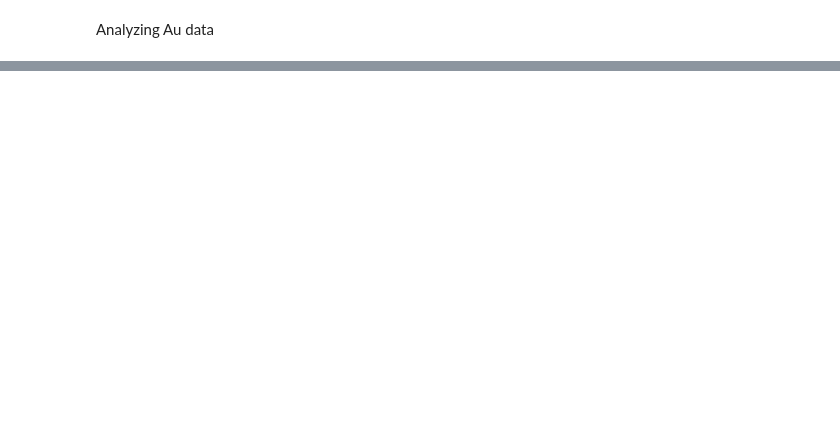
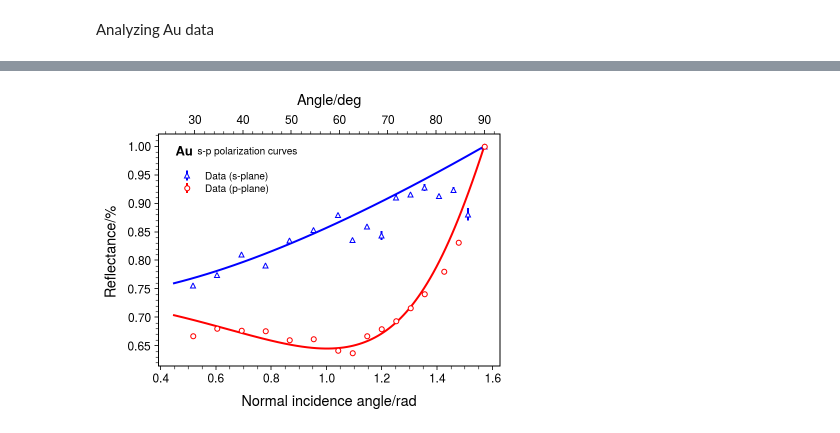
Before and after one commit to mattiasotgia/fresnel_cSi, a Jupyter notebook: analysis/day1_2_online_first.ipynb, the cells around one changed output, grey strips where cells are left out. Cells and saved outputs as stored; diff of their text form; code cells hidden in the pictures; blank space fills up the shorter version.

```diff
--- a/analysis/day1_2_online_first.ipynb
+++ b/analysis/day1_2_online_first.ipynb
@@ -240,0 +309,17 @@ m_Au.migrad()
+# %%
+s_Au.plot(marker='^', color='b')
+p_Au.plot(color='r')
+
+hep.label.exp_text('Au ', 's-p polarization curves', loc=1)
+
+n1,k1,n2,k2 = m_Au.values
+plt.plot(angles, Au_Rs(angles, n1+k1*1j, n2+k2*1j), color='b')
+plt.plot(angles, Au_Rp(angles, n1+k1*1j, n2+k2*1j), color='r')
+
+ax = plt.gca().secondary_xaxis('top', functions=(np.rad2deg, np.deg2rad))
+ax.set_xlabel('Angle/deg')
+
+plt.legend(loc=(0.025, 0.7))
+plt.savefig('../figures/Au_Rs_Rp.pdf', bbox_inches='tight')
+# %% [output]
+[figure, added]
```
Also changed, not shown: parts of 19 cells of this notebook, 8 other files.
